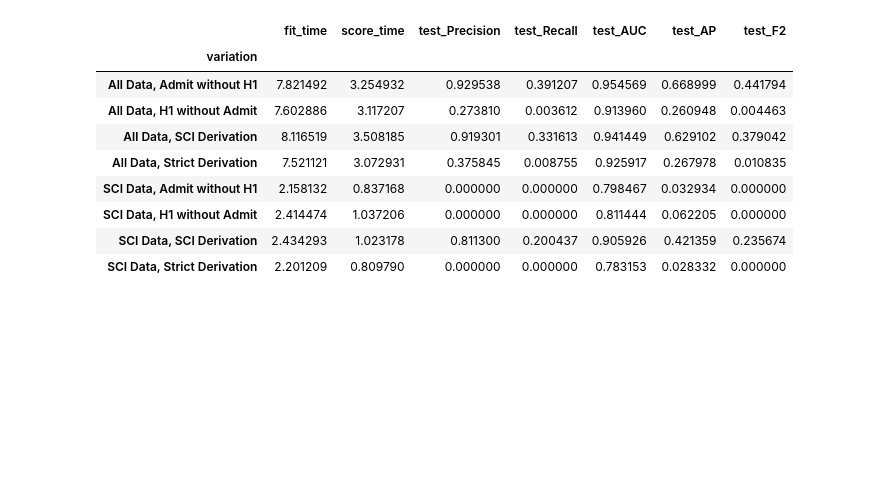
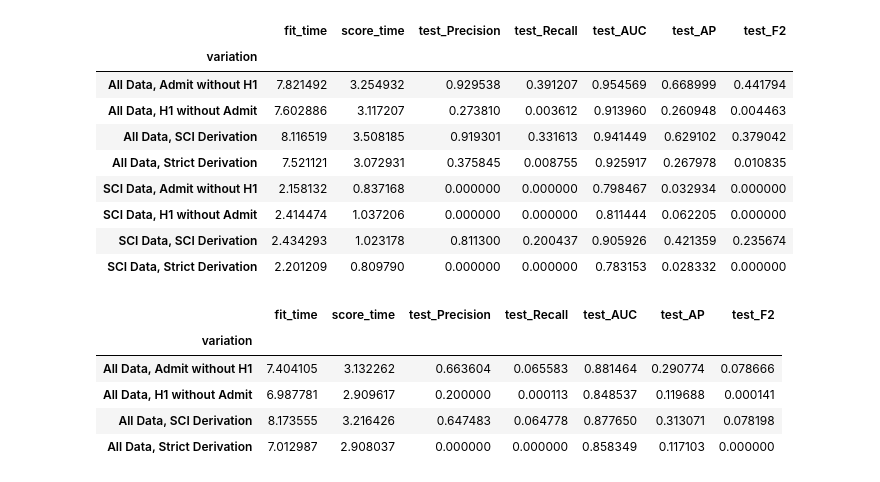
Before and after one commit to steliosbl/acute-care-pathways, a Jupyter notebook: salford.ipynb, the cells around one changed output. Saved outputs shown, nothing was run; the diff lists cells and outputs as text; code cells hidden in the pictures; blank space fills up the shorter version.

Commit message:
Checked overfitting on admission specialty

```diff
--- a/salford.ipynb
+++ b/salford.ipynb
@@ -416,3 +416,44 @@ with warnings.catch_warnings():
 | SCI Data, H1 without Admit | 2.414474 | 1.037206 | 0.000000 | 0.000000 | 0.811444 | 0.062205 | 0.000000 |
 | SCI Data, SCI Derivation | 2.434293 | 1.023178 | 0.811300 | 0.200437 | 0.905926 | 0.421359 | 0.235674 |
 | SCI Data, Strict Derivation | 2.201209 | 0.809790 | 0.000000 | 0.000000 | 0.783153 | 0.028332 | 0.000000 |
+# %%
+from lightgbm import LGBMClassifier
+
+sal_X = SalfordData(sal[scores_with_notes_labs_and_hospital].drop(['AdmissionSpecialty', 'AdmitMethod'], axis=1)).convert_str_to_categorical(inplace=False)
+sal_y_strict, sal_y_sci, sal_y_h1, sal_y_admit = (
+    sal.derive_critical_event(wards=["CCU"], ignore_admit_ward=True, return_series=True),
+    sal.derive_critical_event(wards=["CCU", "HH1M"], ignore_admit_ward=False, return_series=True),
+    sal.derive_critical_event(wards=["CCU", "HH1M"], ignore_admit_ward=True, return_series=True),
+    sal.derive_critical_event(wards=["CCU"], ignore_admit_ward=False, return_series=True),
+)
+variations = {
+    'All Data, SCI Derivation': (sal_X, sal_y_sci),
+    'All Data, Strict Derivation': (sal_X, sal_y_strict),
+    'All Data, H1 without Admit': (sal_X, sal_y_h1),
+    'All Data, Admit without H1': (sal_X, sal_y_admit),
+}
+
+lightgbm_parameters = dict(
+    objective='binary',
+    random_state=42,
+    metrics=['l2', 'auc'],
+    boosting_type='gbdt',
+    n_jobs=1,
+    is_unbalance=True
+)
+
+with warnings.catch_warnings():
+    warnings.simplefilter("ignore")
+    display(pd.concat(
+        pd.DataFrame.from_dict(cross_validate(CalibratedClassifierCV(
+            LGBMClassifier(**lightgbm_parameters), **calibration_parameters
+        ), X, y, cv=5, n_jobs=1, scoring=cross_validation_metrics)).assign(variation=variation)
+        for variation, (X, y) in variations.items()
+    ).groupby('variation').mean())
+# %% [output]
+|  | fit_time | score_time | test_Precision | test_Recall | test_AUC | test_AP | test_F2 |
+| variation |  |  |  |  |  |  |  |
+| All Data, Admit without H1 | 7.404105 | 3.132262 | 0.663604 | 0.065583 | 0.881464 | 0.290774 | 0.078666 |
+| All Data, H1 without Admit | 6.987781 | 2.909617 | 0.200000 | 0.000113 | 0.848537 | 0.119688 | 0.000141 |
+| All Data, SCI Derivation | 8.173555 | 3.216426 | 0.647483 | 0.064778 | 0.877650 | 0.313071 | 0.078198 |
+| All Data, Strict Derivation | 7.012987 | 2.908037 | 0.000000 | 0.000000 | 0.858349 | 0.117103 | 0.000000 |
```
